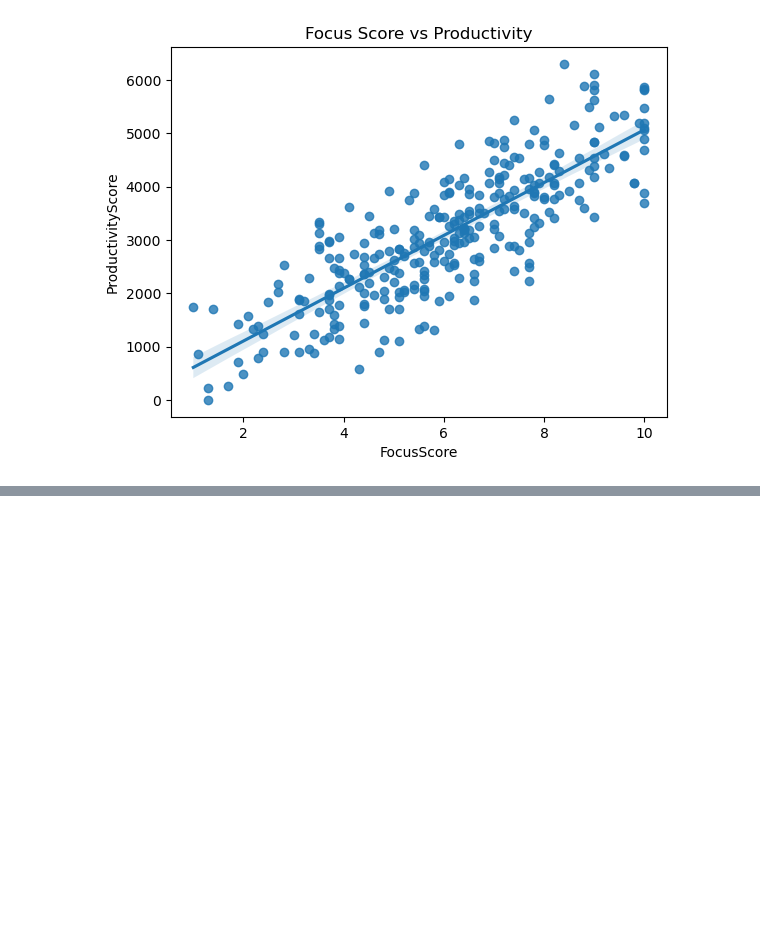
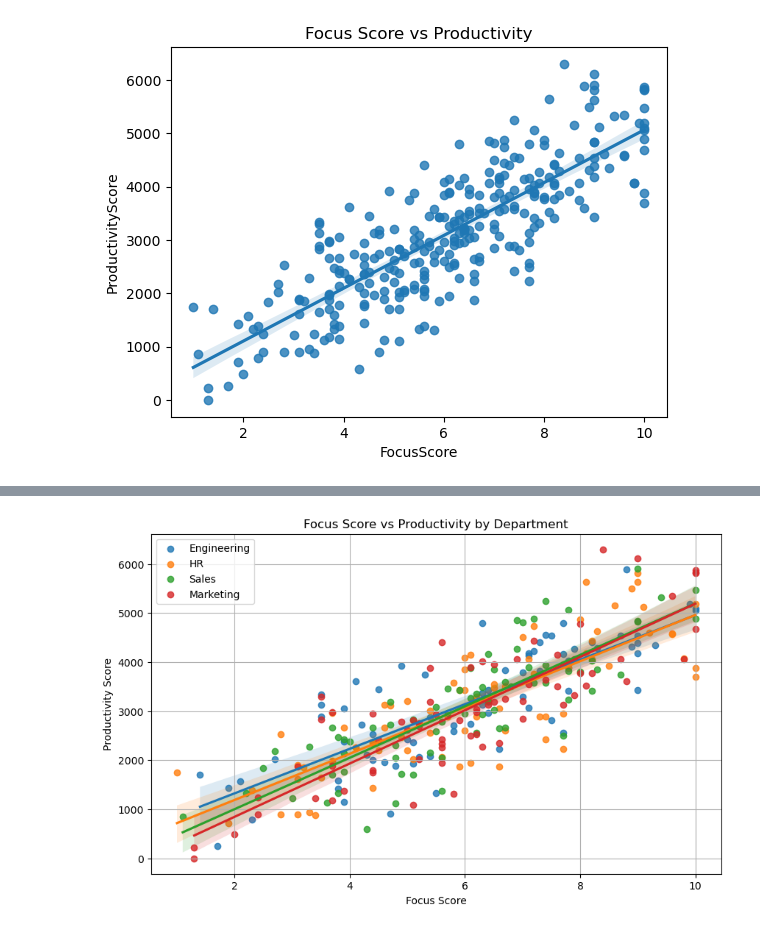
Before and after one commit to jennduke/Data_Visualization_And_Modeling, a Jupyter notebook: Lab/3.3 Visualizing Relationships Between Quantitative Features Lab-Copy1.ipynb, the cells around one changed output, grey strips where cells are left out. Drawn from its saved outputs; the diff is of its cells as text; code cells hidden in the pictures; blank space fills up the shorter version.

```diff
--- a/Lab/3.3 Visualizing Relationships Between Quantitative Features Lab-Copy1.ipynb
+++ b/Lab/3.3 Visualizing Relationships Between Quantitative Features Lab-Copy1.ipynb
@@ -205,0 +256,51 @@ Notes:
+# %%
+df['Department'] = df['Department'].map({
+    'Engineering':0,
+    'HR':1,
+    'Sales':2,
+    'Marketing':3
+})
+# %%
+plt.figure(figsize=(10, 6))
+
+sns.regplot(
+    x='FocusScore',
+    y='ProductivityScore',
+    data=df.loc[df['Department'] == 0],
+    label='Engineering'
+)
+
+sns.regplot(
+    x='FocusScore',
+    y='ProductivityScore',
+    data=df.loc[df['Department'] == 1],
+    label='HR'
+)
+
+sns.regplot(
+    x='FocusScore',
+    y='ProductivityScore',
+    data=df.loc[df['Department'] == 2],
+    label='Sales'
+)
+
+sns.regplot(
+    x='FocusScore',
+    y='ProductivityScore',
+    data=df.loc[df['Department'] == 3],
+    label='Marketing'
+)
+
+
+plt.title('Focus Score vs Productivity by Department')
+
+plt.xlabel('Focus Score')
+plt.ylabel('Productivity Score')
+
+plt.legend()
+
+plt.grid(True)
+
+plt.show()
+# %% [output]
+[figure, added]
```
Also changed, not shown: parts of 4 cells of this notebook.
